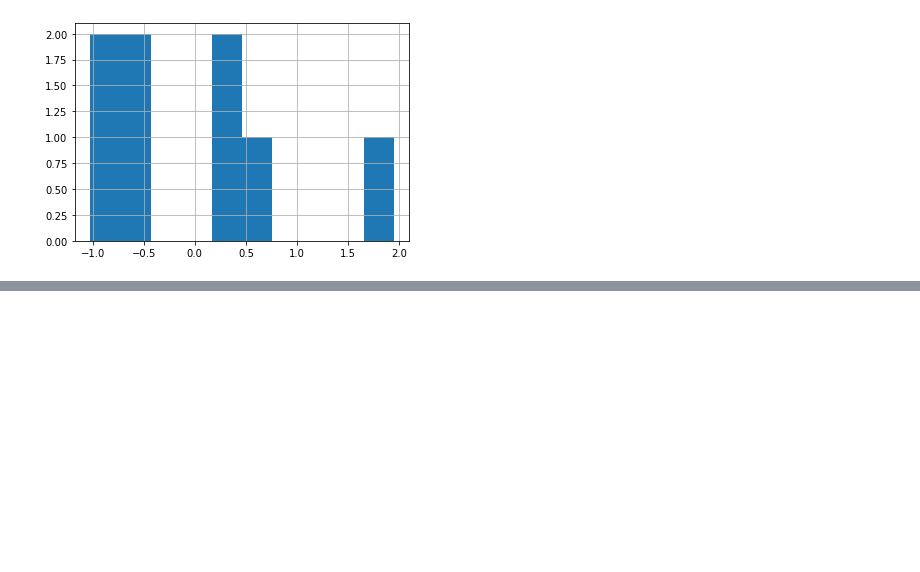
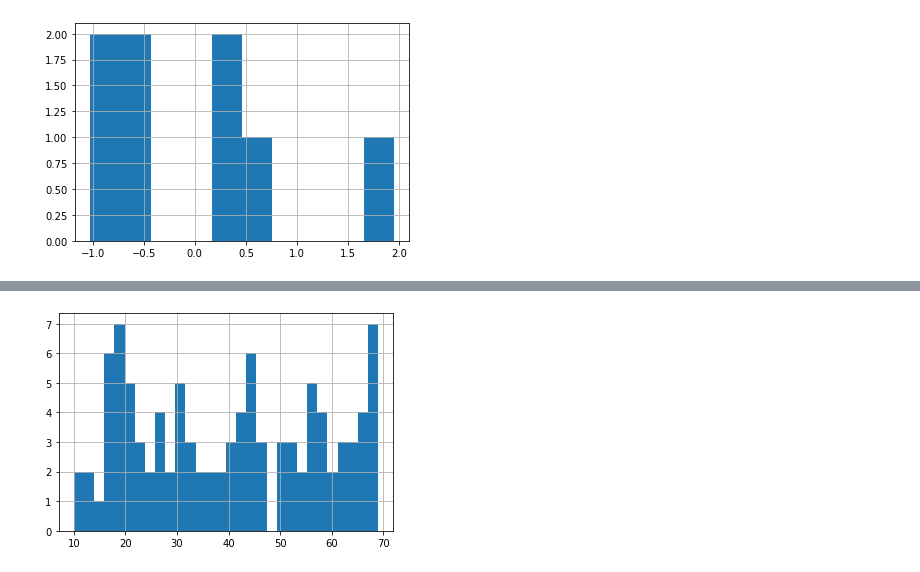
Before and after one commit to AlexisBogroff/Sorbonne_Data_Science_Workshop, a Jupyter notebook: src/data_management_with_pandas.ipynb, the cells around one changed output, grey strips where cells are left out. Drawn from its saved outputs; the diff is of its cells as text; code cells hidden in the pictures; blank space fills up the shorter version.

```diff
--- a/src/data_management_with_pandas.ipynb
+++ b/src/data_management_with_pandas.ipynb
@@ -719,0 +974,5 @@ age_centered_reduced.hist()
+# %%
+# Let's assume a dataset with a lot of different values
+clients_age = pd.DataFrame({'clients_age': np.random.randint(low=10, high=70, size=100)})
+print(f'Number of unique values: {clients_age.nunique()[0]}')
+clients_age
@@ -719,0 +994,8 @@ age_centered_reduced.hist()
+# %%
+# The histogram is difficult to exploit for business purpose
+# (it is hard to create 50 different marketing strategies
+# better have 3-5 personas)
+clients_age['clients_age'].hist(bins=30)
+None
+# %% [output]
+[figure, added]
```
Also changed, not shown: parts of 54 cells of this notebook, 1 other file.
